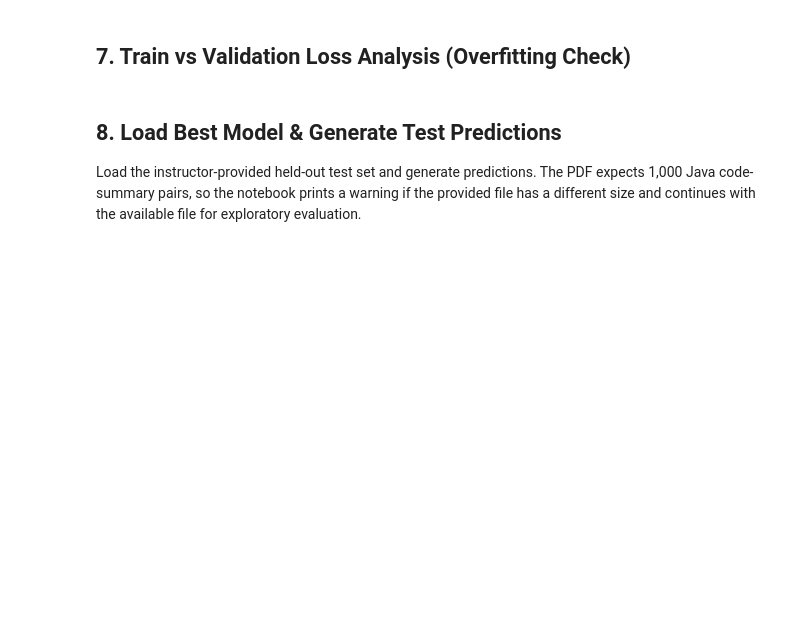
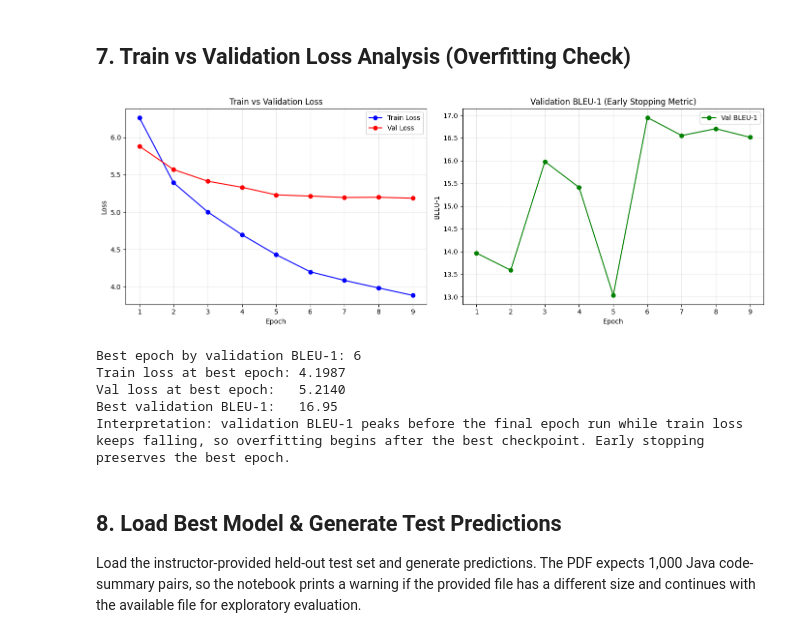
Before and after one commit to whyman903/LSTM-Code-Summarization, a Jupyter notebook: assignment-2-LSTM.ipynb, the cells around one changed output. Drawn from its saved outputs; the diff is of its cells as text; code cells hidden in the pictures; blank space fills up the shorter version.

```diff
--- a/assignment-2-LSTM.ipynb
+++ b/assignment-2-LSTM.ipynb
@@ -424,38 +520,37 @@ print(f'\nBest validation BLEU-1: {best_bleu:.2f}')
 # %%
 fig, (ax1, ax2) = plt.subplots(1, 2, figsize=(14, 5))
 
 epochs_range = range(1, len(train_losses) + 1)
 ax1.plot(epochs_range, train_losses, 'b-o', label='Train Loss')
 ax1.plot(epochs_range, val_losses, 'r-o', label='Val Loss')
 ax1.set_xlabel('Epoch')
 ax1.set_ylabel('Loss')
 ax1.set_title('Train vs Validation Loss')
 ax1.legend()
 ax1.grid(True, alpha=0.3)
 
 ax2.plot(epochs_range, val_bleus, 'g-o', label='Val BLEU-1')
 ax2.set_xlabel('Epoch')
 ax2.set_ylabel('BLEU-1')
 ax2.set_title('Validation BLEU-1 (Early Stopping Metric)')
 ax2.legend()
 ax2.grid(True, alpha=0.3)
 
 plt.tight_layout()
 plt.show()
 
 best_epoch = int(np.argmax(val_bleus)) + 1
 print(f'Best epoch by validation BLEU-1: {best_epoch}')
 print(f'Train loss at best epoch: {train_losses[best_epoch - 1]:.4f}')
 print(f'Val loss at best epoch:   {val_losses[best_epoch - 1]:.4f}')
 print(f'Best validation BLEU-1:   {val_bleus[best_epoch - 1]:.2f}')
-
-if best_epoch < len(train_losses):
-    print(
-        'Interpretation: validation BLEU-1 peaks before the final epoch run while train loss keeps falling, '
-        'so overfitting begins after the best checkpoint. Early stopping preserves the best epoch.'
-    )
-else:
-    print('Interpretation: validation BLEU-1 peaks at the final epoch run, so no later overfitting trend is visible.')
+# %% [output]
+[figure, added]
+Best epoch by validation BLEU-1: 6
+Train loss at best epoch: 4.1987
+Val loss at best epoch:   5.2140
+Best validation BLEU-1:   16.95
+Interpretation: validation BLEU-1 peaks before the final epoch run while train loss keeps falling, so overfitting begins after the best checkpoint. Early stopping preserves the best epoch.
 # %% [markdown]
 ## 8. Load Best Model & Generate Test Predictions
 
```
Also changed, not shown: parts of 16 cells of this notebook, 1 other file.
